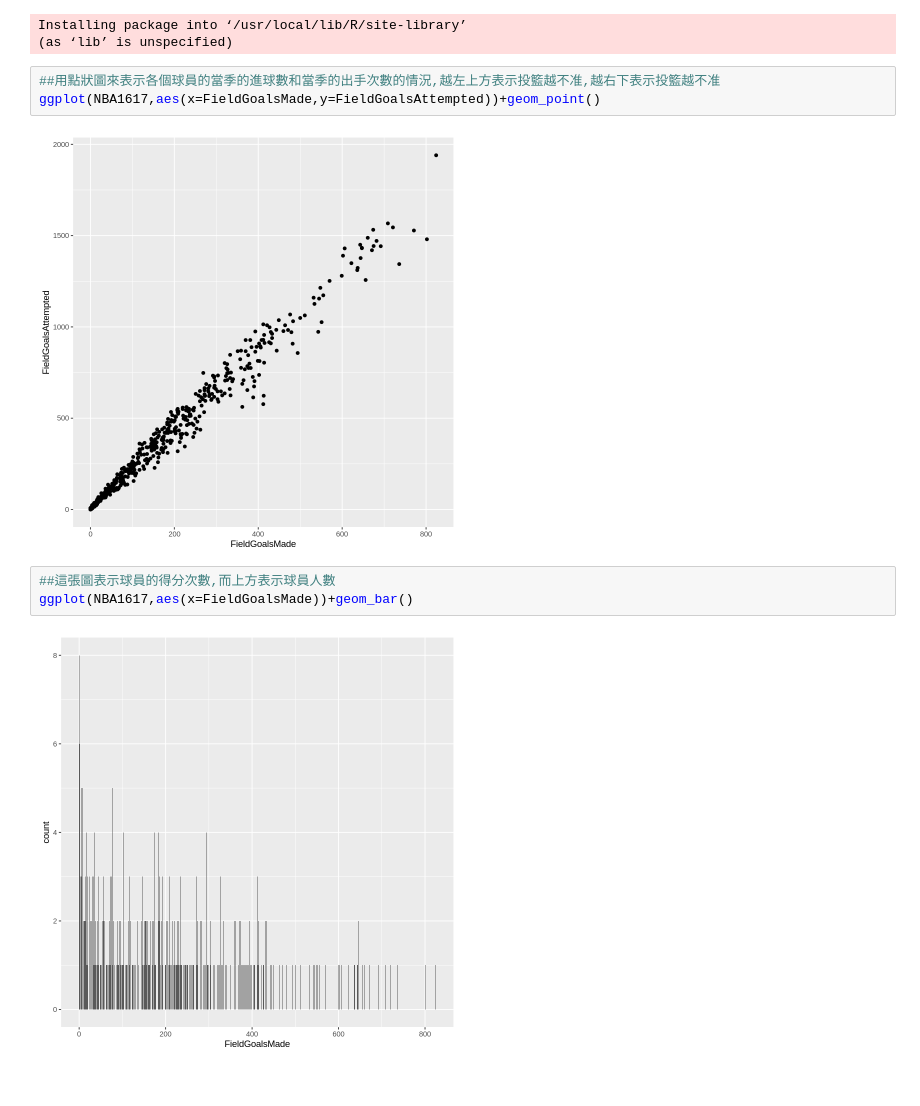
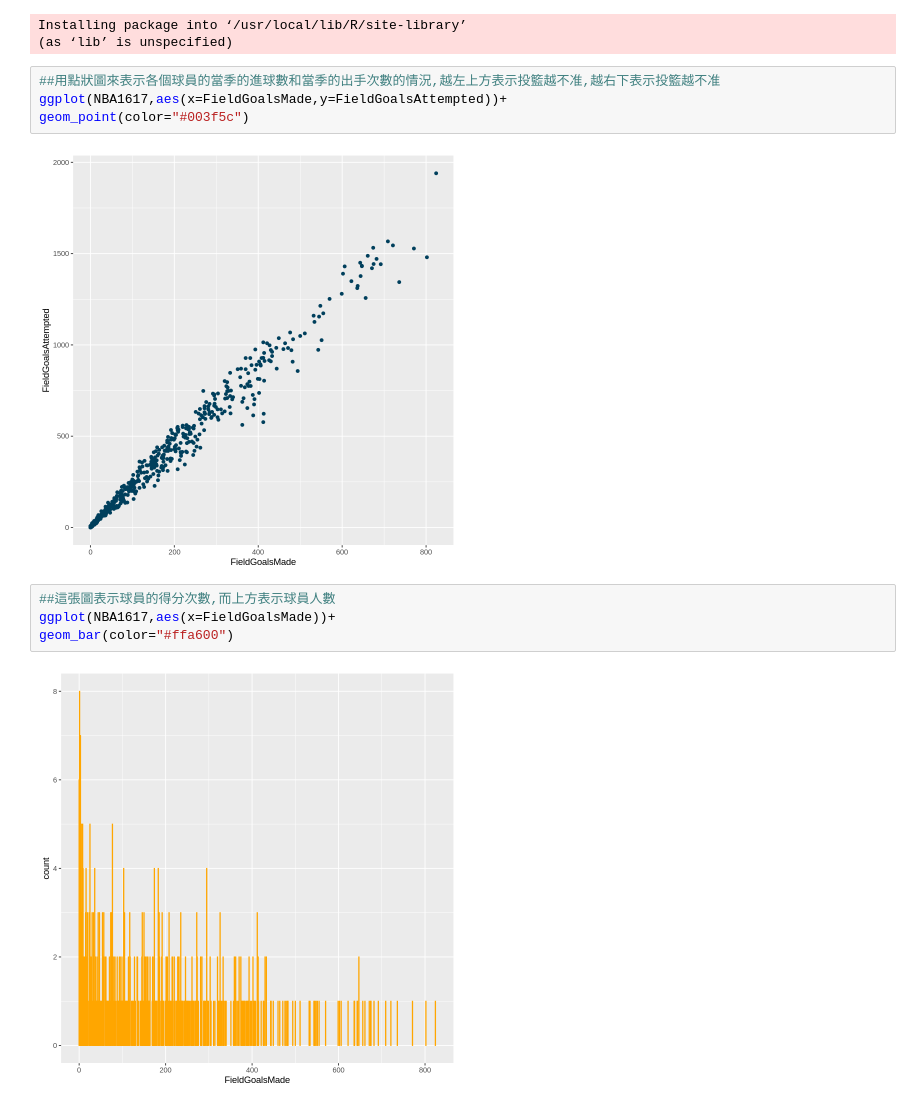
Before and after one commit to loopp45654/big-data, a Jupyter notebook: 期中考.ipynb, the cells around one changed output. Saved outputs shown, nothing was run; the diff lists cells and outputs as text.

```diff
--- a/期中考.ipynb
+++ b/期中考.ipynb
@@ -93,13 +93,15 @@ Installing package into ‘/usr/local/lib/R/site-library’
 (as ‘lib’ is unspecified)
 # %%
 ##用點狀圖來表示各個球員的當季的進球數和當季的出手次數的情況,越左上方表示投籃越不准,越右下表示投籃越不准
-ggplot(NBA1617,aes(x=FieldGoalsMade,y=FieldGoalsAttempted))+geom_point()
+ggplot(NBA1617,aes(x=FieldGoalsMade,y=FieldGoalsAttempted))+
+geom_point(color="#003f5c")
 # %% [output]
-[figure, old version]
+[figure, new version]
 # %%
 ##這張圖表示球員的得分次數,而上方表示球員人數
-ggplot(NBA1617,aes(x=FieldGoalsMade))+geom_bar()
+ggplot(NBA1617,aes(x=FieldGoalsMade))+
+geom_bar(color="#ffa600")
 # %% [output]
-[figure, old version]
+[figure, new version]
 # %%
 ##由圖形可知大部分的球員的進球數為100-300之間
```
Also changed, not shown: parts of 2 cells of this notebook.
